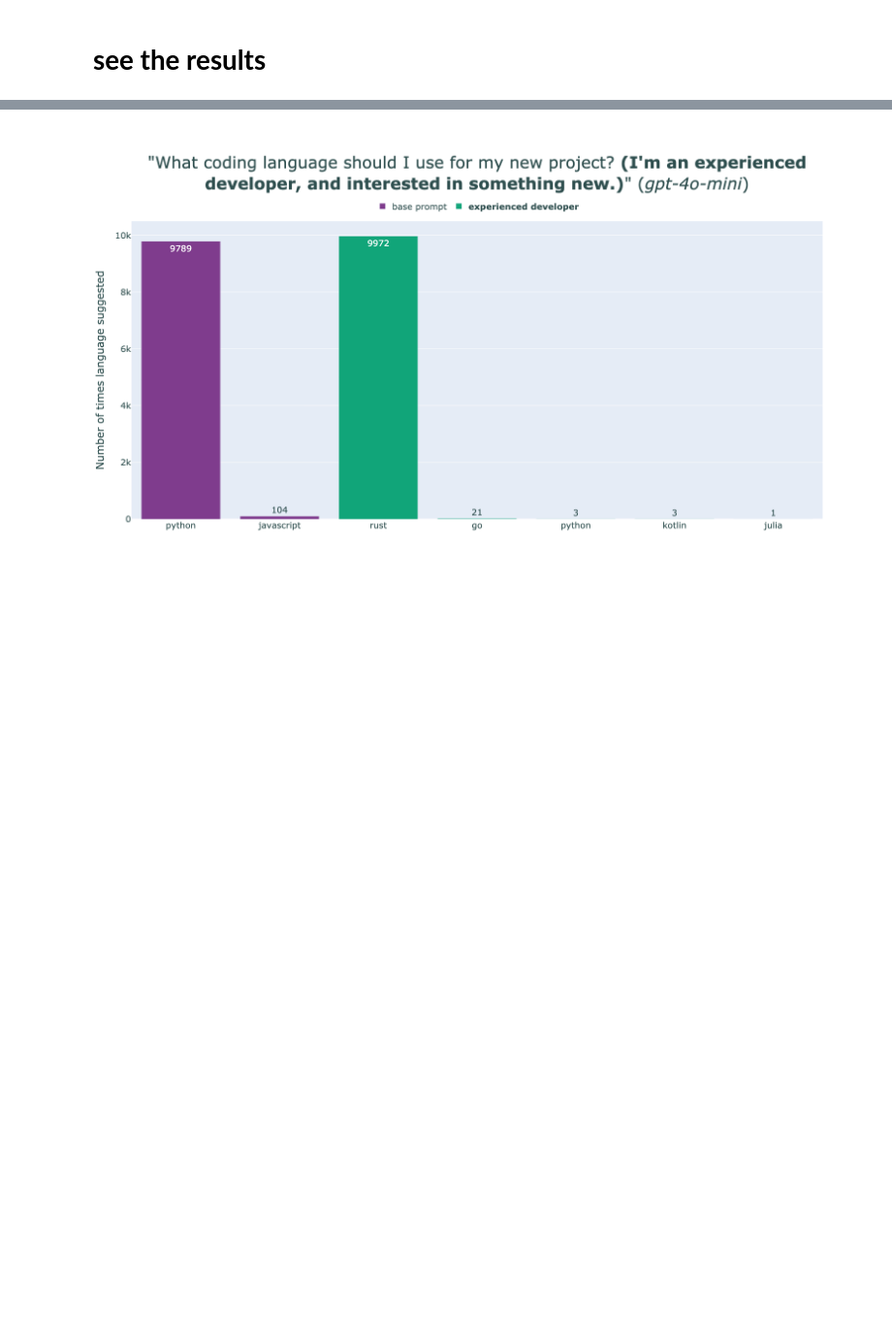
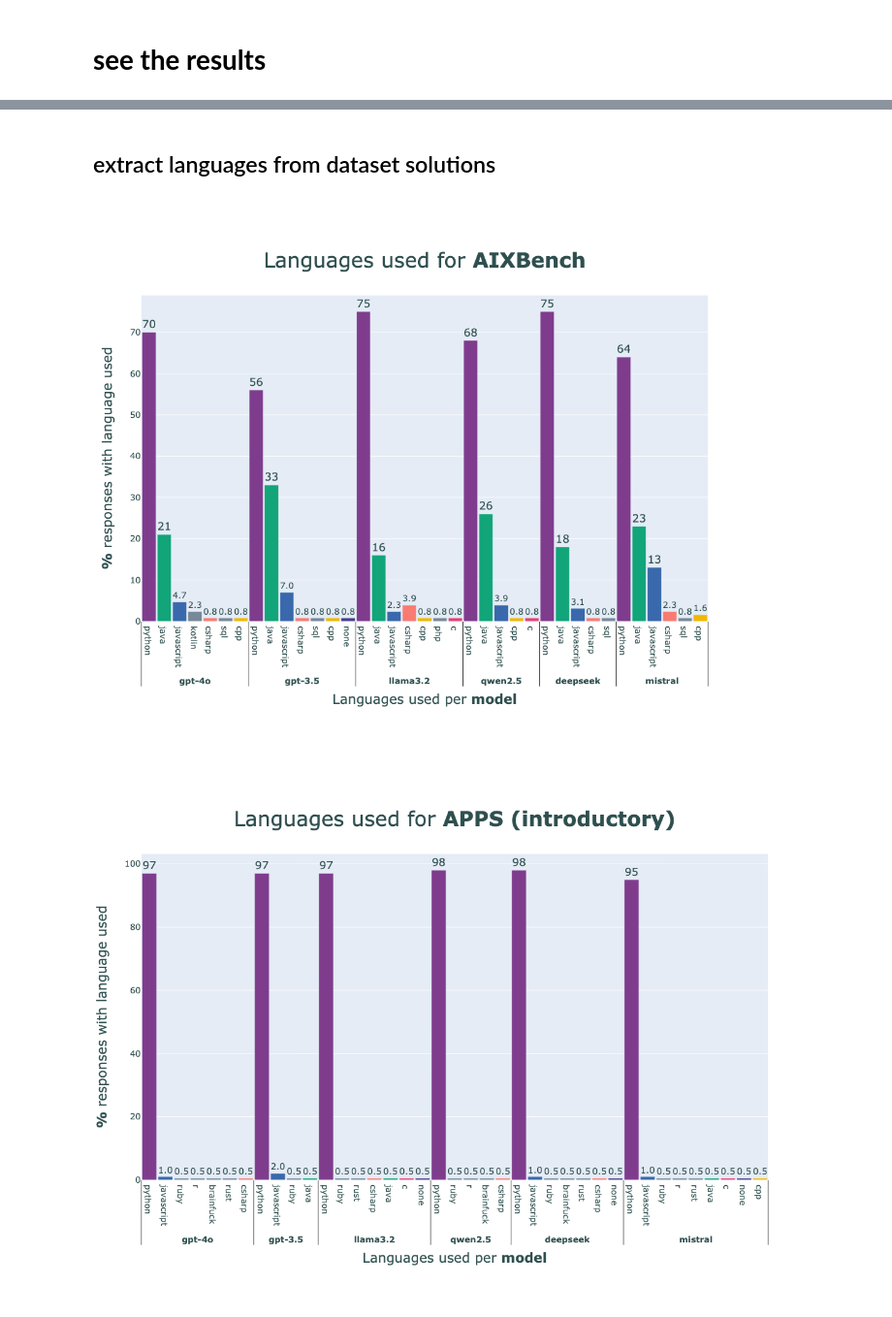
Before and after one commit to itsluketwist/llms-love-python, a Jupyter notebook: see.ipynb, the cells around one changed output, grey strips where cells are left out. Shown at 97% size. Drawn from its saved outputs; the diff is of its cells as text; code cells hidden in the pictures; blank space fills up the shorter version.

```diff
--- a/see.ipynb
+++ b/see.ipynb
@@ -113,35 +3,33 @@ write_and_display(
-# %%
-import plotly.graph_objects as go
-from plotly_utils import default_figure, write_and_display
-from src.plot import DEFAULT_COLOR_SCHEME
-
-
-figure = default_figure(
-    title='"What coding language should I use for my new project? <b>(I\'m an experienced<br>developer, and interested in something new.)</b>" (<i>gpt-4o-mini</i>)',
-    y_title="Number of times language suggested",
-    data=[
-        go.Bar(
-            x=["python", "javascript"],
-            y=[9789, 104],
-            text=[9789, 104],
-            marker_color=DEFAULT_COLOR_SCHEME[0],
-            name="base prompt",
-        ),
-        go.Bar(
-            x=["rust", "go", " python ", "kotlin", "julia"],
-            y=[9972, 21, 3, 3, 1],
-            text=[9972, 21, 3, 3, 1],
-            marker_color=DEFAULT_COLOR_SCHEME[1],
-            name="<b>experienced developer</b>",
-        ),
-    ],
-)
-
-write_and_display(
-    figure=figure,
-    name="suggest_project_lang",
-    path="data/plots/",
-    show=True,
-)
-# %% [output]
-[figure, removed]
+# %% [markdown]
+## extract languages from dataset solutions
+# %%
+from plotly_utils import write_and_display
+from src.plot import plot_bar_languages
+
+v = "v1"
+
+for name, run_id, width in [
+    ("AIXBench", "aixbench", 1100),
+    ("APPS (introductory)", "apps_introductory", 1200),
+    ("APPS (interview)", "apps_interview", 1600),
+    ("APPS (competition)", "apps_competition", 1600),
+    ("CodeContests", "codecontests_200", 1600),
+    ("CoNaLa", "conala", 1100),
+    ("MxEval Multi-HumanEval", "mx_humaneval", 1100),
+    ("MxEval MBXP", "mx_mbxp", 1100),
+]:
+    base_fig = plot_bar_languages(
+        results=f"output/language/{v}/data_{run_id}.json",
+        domain=name,
+        width=width,
+    )
+
+    write_and_display(
+        figure=base_fig,
+        name=f"data_{run_id}",
+        path=f"output/language/{v}/",
+        show=True,
+    )
+# %% [output]
+[figure, added]
+[figure, added]
```
Also changed, not shown: parts of 16 cells of this notebook, 1 other file.
